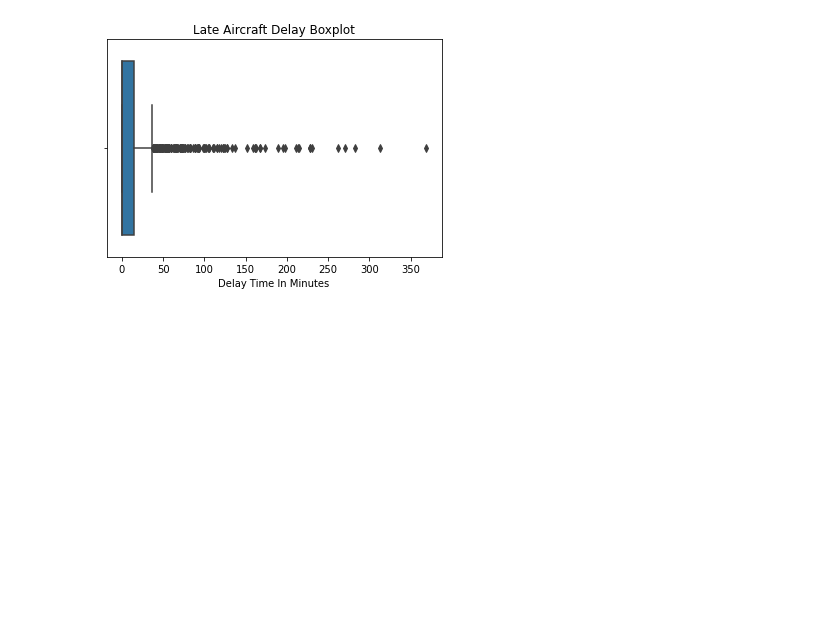
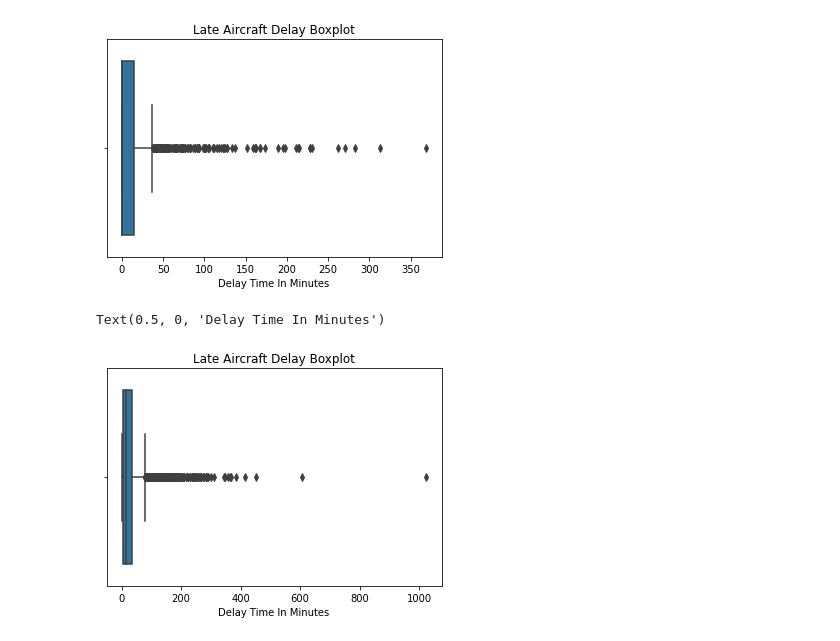
Before and after one commit to noahruiz416/Airport_On_Time_Arrivals, a Jupyter notebook: EDA_Airport_Arrivals.ipynb, the cells around one changed output. Saved outputs shown, nothing was run; the diff lists cells and outputs as text; code cells hidden in the pictures; blank space fills up the shorter version.

```diff
--- a/EDA_Airport_Arrivals.ipynb
+++ b/EDA_Airport_Arrivals.ipynb
@@ -178,3 +178,10 @@ la.set_xlabel('Delay Time In Minutes')
 # %% [output]
 Text(0.5, 0, 'Delay Time In Minutes')
 [figure]
+# %%
+la = sns.boxplot(x=df['DEP_DELAY'])
+la.set_title('Late Aircraft Delay Boxplot')
+la.set_xlabel('Delay Time In Minutes')
+# %% [output]
+Text(0.5, 0, 'Delay Time In Minutes')
+[figure, added]
```
Also changed, not shown: parts of 7 cells of this notebook.
